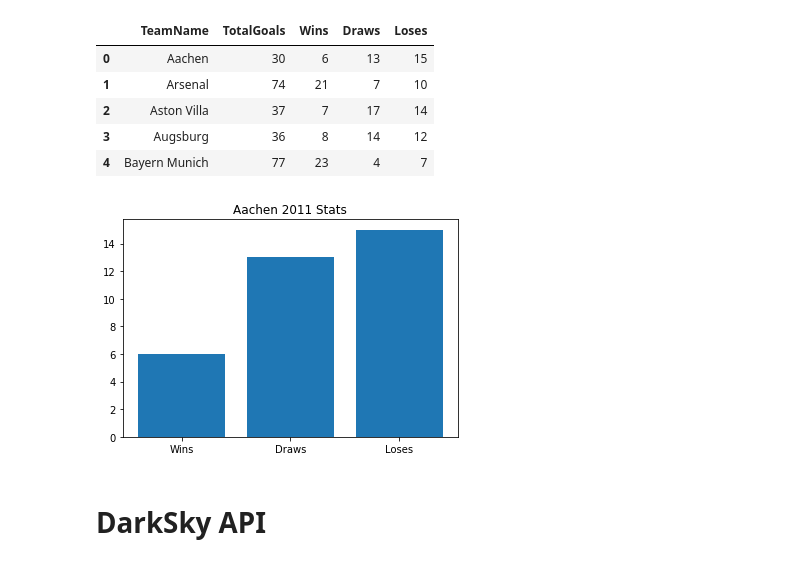
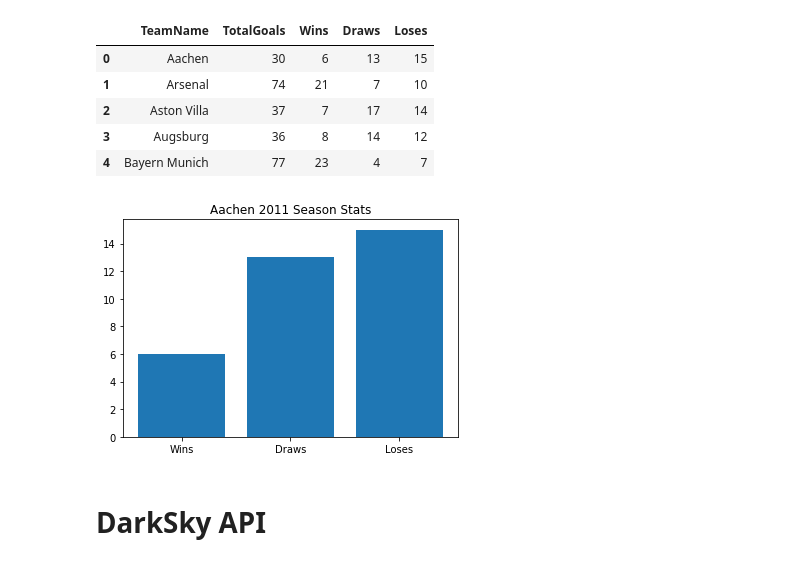
Before and after one commit to erikajane/Soccer_in_the_Rain, a Jupyter notebook: Work.ipynb, the cells around one changed output. Cells and saved outputs as stored; diff of their text form; code cells hidden in the pictures.

```diff
--- a/Work.ipynb
+++ b/Work.ipynb
@@ -140,15 +140,15 @@ Stats_df.head()
 # %%
 # Create histogram for each teams Wins, Draws and Loses
 
 data = Stats_df.iloc[0].to_dict()
 xaxis = list(data.keys())[2:]
 y_values = list(data.values())[2:]
 
 plt.bar(xaxis, y_values)
-plt.title(list(data.values())[0] + ' 2011 Stats')
+plt.title(list(data.values())[0] + ' 2011 Season Stats')
 plt.show()
 # %% [output]
-[figure, old version]
+[figure, new version]
 # %% [markdown]
 # DarkSky API
 # %%
```
Also changed, not shown: parts of 29 cells of this notebook, 2 other files.
